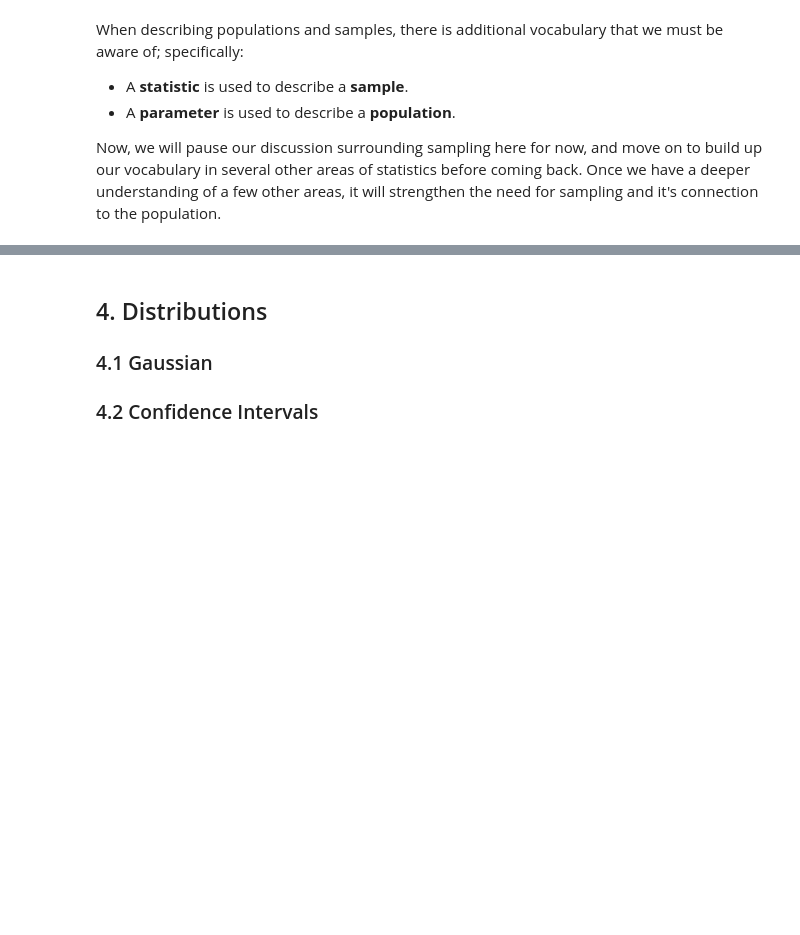
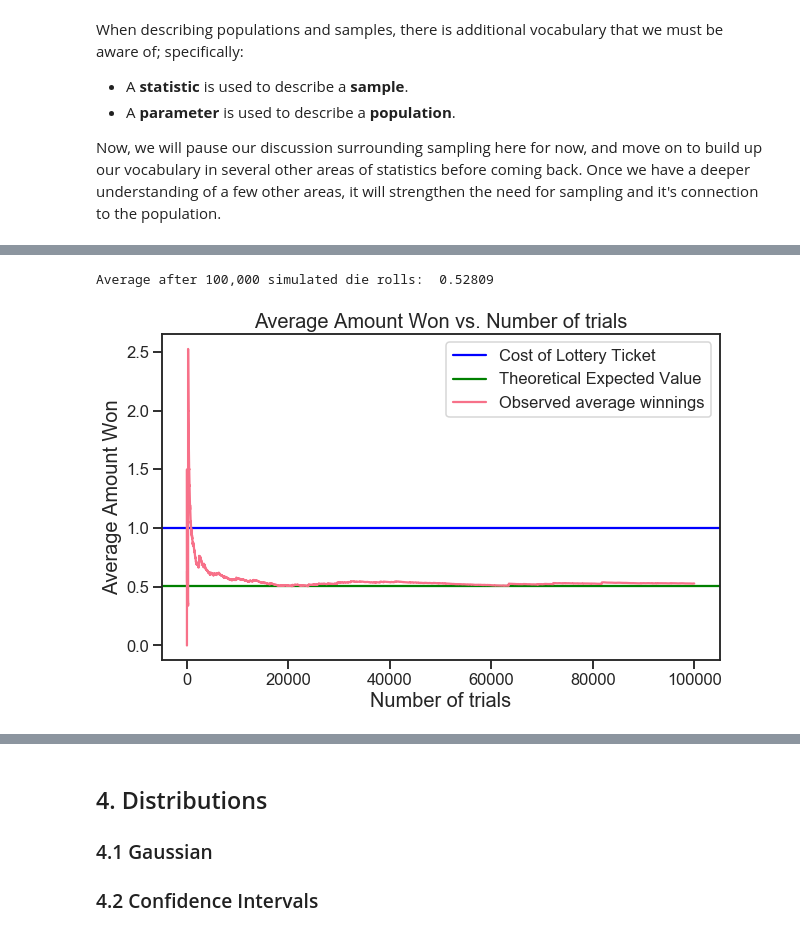
Before and after one commit to NathanielDake/intuitiveml, a Jupyter notebook: Mathematics/04-Statistics-01-Introduction.ipynb, the cells around one changed output, grey strips where cells are left out. Saved outputs shown, nothing was run; the diff lists cells and outputs as text; code cells hidden in the pictures; blank space fills up the shorter version.

```diff
--- a/Mathematics/04-Statistics-01-Introduction.ipynb
+++ b/Mathematics/04-Statistics-01-Introduction.ipynb
@@ -226,0 +304,32 @@ $$P(X = 6) = \frac{1}{6} $$
+# %%
+sample_from_outcomes = np.random.choice
+potential_outcomes = [0, 2, 4, 5, 10, 25, 50, 100, 200, 500, 1000]
+outcome_probabilities = [0.8874723872122715, (1/15), (1/42.86), (1/75), (1/200), (1/300), (1/1589.40), (1/8000),
+                        (1/16000), (1/48000), (1/40000)]
+
+outcomes = sample_from_outcomes(potential_outcomes, size=100000, p=outcome_probabilities)
+print('Average after 100,000 simulated die rolls: ', outcomes.mean())
+# %% [output]
+Average after 100,000 simulated die rolls:  0.52809
+# %%
+moving_average = []
+for i, outcome in enumerate(outcomes):
+    current_average = outcomes[:i+1].mean()
+    moving_average.append(current_average)
+
+moving_average_array = np.array(moving_average)
+
+fig, ax = plt.subplots(figsize=(10,6))
+
+ax.axhline(y=1, color='b')
+ax.axhline(y=0.51, color='g')
+x = np.linspace(0,100000,1)
+plt.plot(moving_average_array)
+ax.set_xlabel('Number of trials', fontsize=20)
+ax.set_ylabel('Average Amount Won', fontsize=20, )
+plt.title('Average Amount Won vs. Number of trials', fontsize=20)
+ax.legend(['Cost of Lottery Ticket','Theoretical Expected Value', 'Observed average winnings'])
+
+plt.show()
+# %% [output]
+[figure, added]
```
Also changed, not shown: parts of 6 cells of this notebook, 3 other files.
